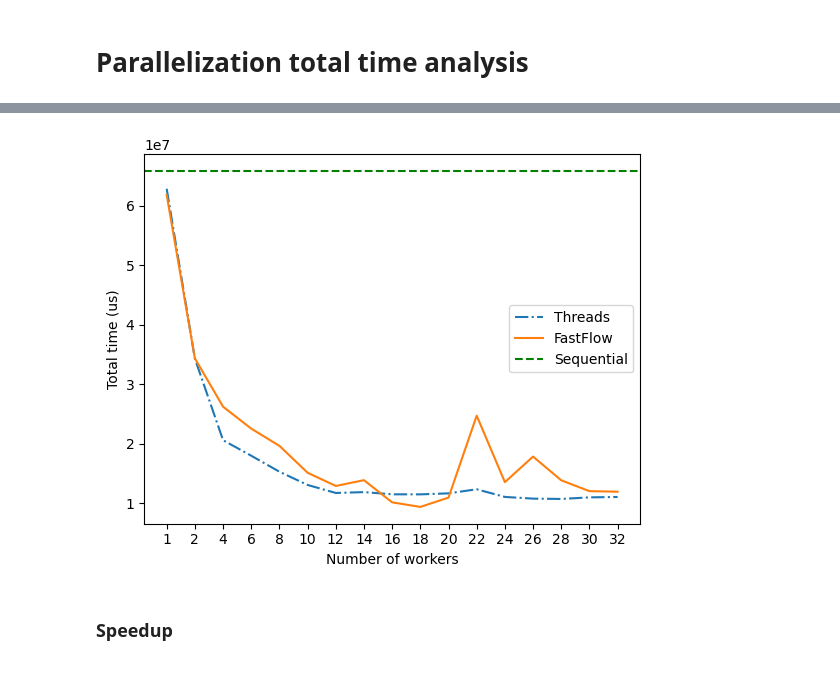
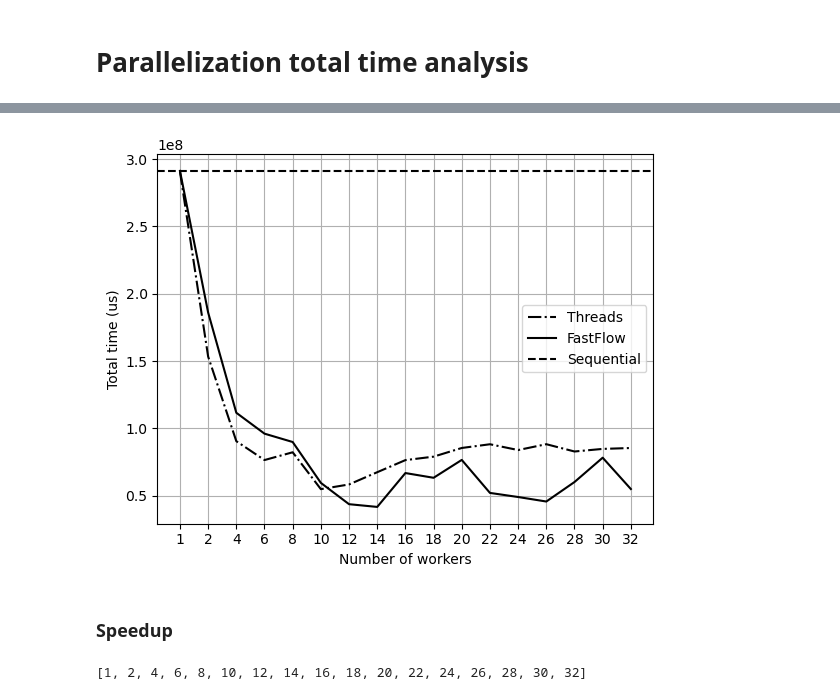
Before and after one commit to giacomo-cgn/parallel-genetic-tsp, a Jupyter notebook: plots.ipynb, the cells around one changed output, grey strips where cells are left out. Drawn from its saved outputs; the diff is of its cells as text; code cells hidden in the pictures.

```diff
--- a/plots.ipynb
+++ b/plots.ipynb
@@ -141,17 +182,18 @@ num_workers_list = df_threads['numWorkers'].values
 total_times_threads = df_threads['totalTime'].iloc[0:17]
 total_times_ff = df_ff['totalTime'].iloc[0:17]
 # %%
-plt.plot(total_times_threads, label='Threads', linestyle='dashdot')
-plt.plot(total_times_ff, label='FastFlow')
-plt.axhline(y=df_sequential['totalTime'].iloc[0], color='green', label='Sequential', linestyle='dashed')
+plt.plot(total_times_threads, label='Threads', linestyle='dashdot', color='black')
+plt.plot(total_times_ff, label='FastFlow', color='black')
+plt.axhline(y=df_sequential['totalTime'].iloc[1], color='black', label='Sequential', linestyle='dashed')
 plt.legend()
 plt.xlabel('Number of workers')
 plt.ylabel('Total time (us)')
 plt.xticks(ticks=[i for i in range(len(num_workers_list))], labels=num_workers_list)
+plt.grid(True)
 
 plt.show()
 # %% [output]
-[figure, old version]
+[figure, new version]
 # %% [markdown]
 ### Speedup
 # %%
@@ -159,0 +202,6 @@ df_ff['speedup'] = df_sequential['totalTime'].iloc[0] / df_ff['totalTime']
+# %%
+ideal_times = [df_sequential['totalTime'].iloc[1]/i for i in num_workers_list]
+ideal_speedup = [i for i in num_workers_list]
+print(ideal_speedup)
+# %% [output]
+[1, 2, 4, 6, 8, 10, 12, 14, 16, 18, 20, 22, 24, 26, 28, 30, 32]
```
Also changed, not shown: parts of 34 cells of this notebook, 6 other files.
